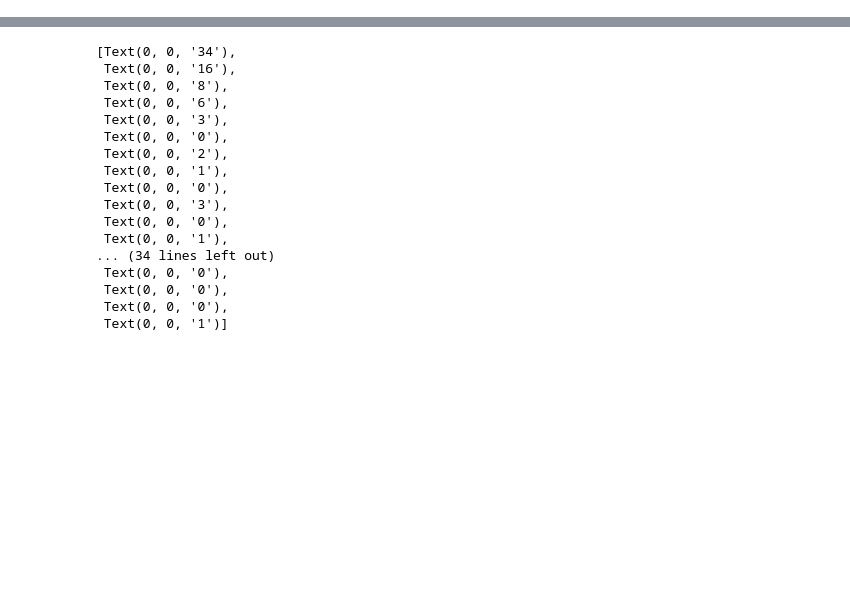
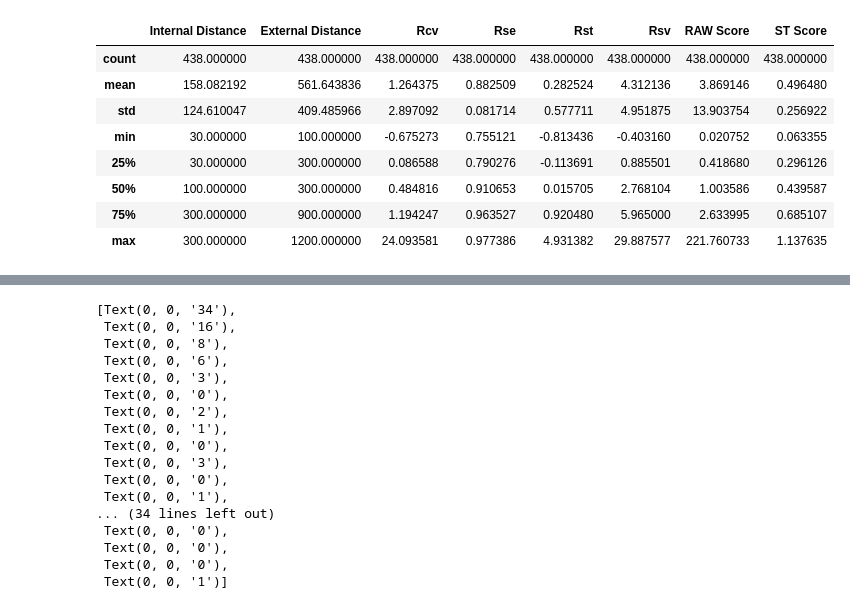
Before and after one commit to IAGO1215/DISCBICOCCA, a Jupyter notebook: NoteBooks Draft/Z-Histogram.ipynb, the cells around one changed output, grey strips where cells are left out. Cells and saved outputs as stored; diff of their text form; code cells hidden in the pictures; blank space fills up the shorter version.

```diff
--- a/NoteBooks Draft/Z-Histogram.ipynb
+++ b/NoteBooks Draft/Z-Histogram.ipynb
@@ -30,3 +30,15 @@ pd_Roman.head()
+# %%
+pd_Roman.describe()
+# %% [output]
+|  | Internal Distance | External Distance | Rcv | Rse | Rst | Rsv | RAW Score | ST Score |
+| count | 438.000000 | 438.000000 | 438.000000 | 438.000000 | 438.000000 | 438.000000 | 438.000000 | 438.000000 |
+| mean | 158.082192 | 561.643836 | 1.264375 | 0.882509 | 0.282524 | 4.312136 | 3.869146 | 0.496480 |
+| std | 124.610047 | 409.485966 | 2.897092 | 0.081714 | 0.577711 | 4.951875 | 13.903754 | 0.256922 |
+| min | 30.000000 | 100.000000 | -0.675273 | 0.755121 | -0.813436 | -0.403160 | 0.020752 | 0.063355 |
+| 25% | 30.000000 | 300.000000 | 0.086588 | 0.790276 | -0.113691 | 0.885501 | 0.418680 | 0.296126 |
+| 50% | 100.000000 | 300.000000 | 0.484816 | 0.910653 | 0.015705 | 2.768104 | 1.003586 | 0.439587 |
+| 75% | 300.000000 | 900.000000 | 1.194247 | 0.963527 | 0.920480 | 5.965000 | 2.633995 | 0.685107 |
+| max | 300.000000 | 1200.000000 | 24.093581 | 0.977386 | 4.931382 | 29.887577 | 221.760733 | 1.137635 |
 # %%
 plt.figure(figsize = (20,10))
 plt.title("Sills of all the distance")
```
Also changed, not shown: parts of 16 cells of this notebook, 4 other files.
